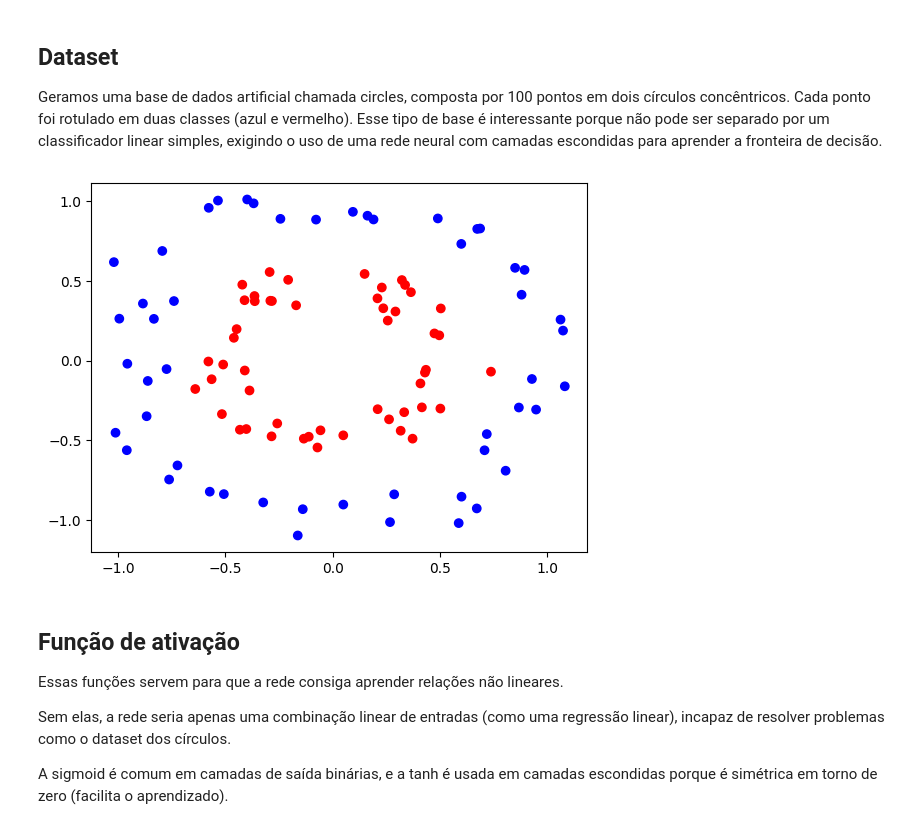
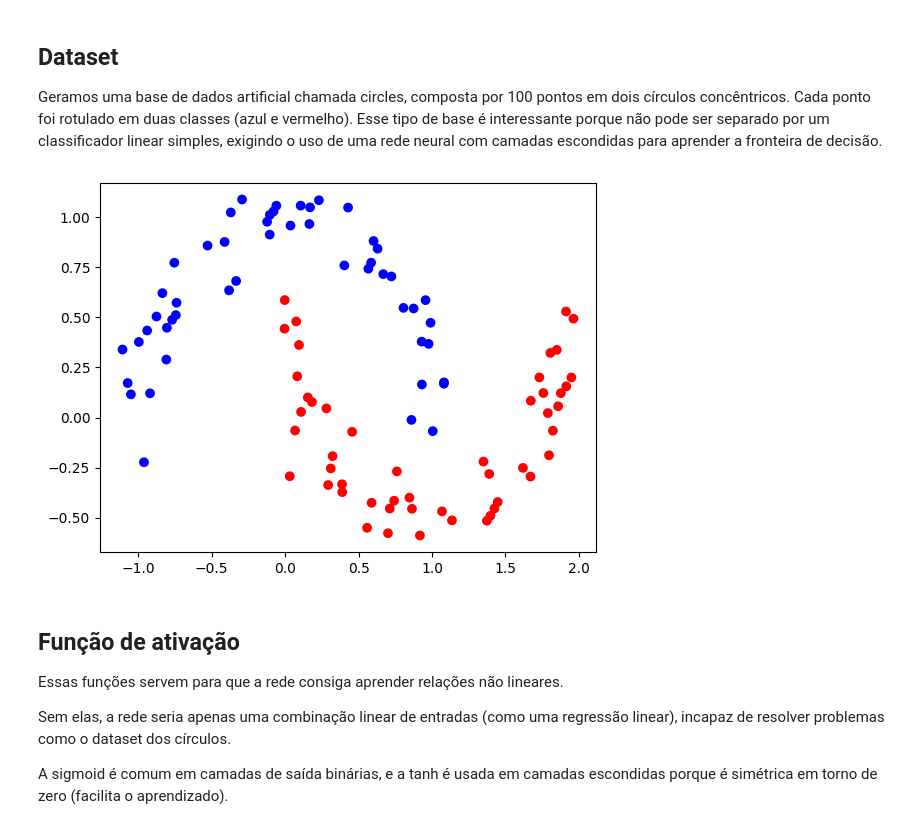
Before and after one commit to Lariiuki/Pos-Deep-Learning, a Jupyter notebook: Projeto matemática/make_circles.ipynb, the cells around one changed output. Cells and saved outputs as stored; diff of their text form; code cells hidden in the pictures.

```diff
--- a/Projeto matemática/make_circles.ipynb
+++ b/Projeto matemática/make_circles.ipynb
@@ -12,13 +12,14 @@ from keras import Input
 ## Dataset
 Geramos uma base de dados artificial chamada circles, composta por 100 pontos em dois círculos concêntricos. Cada ponto foi rotulado em duas classes (azul e vermelho). Esse tipo de base é interessante porque não pode ser separado por um classificador linear simples, exigindo o uso de uma rede neural com camadas escondidas para aprender a fronteira de decisão.
 # %%
-X, Y = datasets.make_circles(100, noise=0.1, factor=0.5)
+X, Y = datasets.make_moons(100, noise=0.1)
 
 color = ['blue' if k == 0 else 'red' for k in Y]
+
 plt.scatter(X[:, 0], X[:, 1], c=color)
-plt.savefig('circulos.svg')
+plt.savefig('duas_luas.svg')
 # %% [output]
-[figure, old version]
+[figure, new version]
 # %% [markdown]
 ## Função de ativação
 Essas funções servem para que a rede consiga aprender relações não lineares.
```
Also changed, not shown: parts of 5 cells of this notebook.
